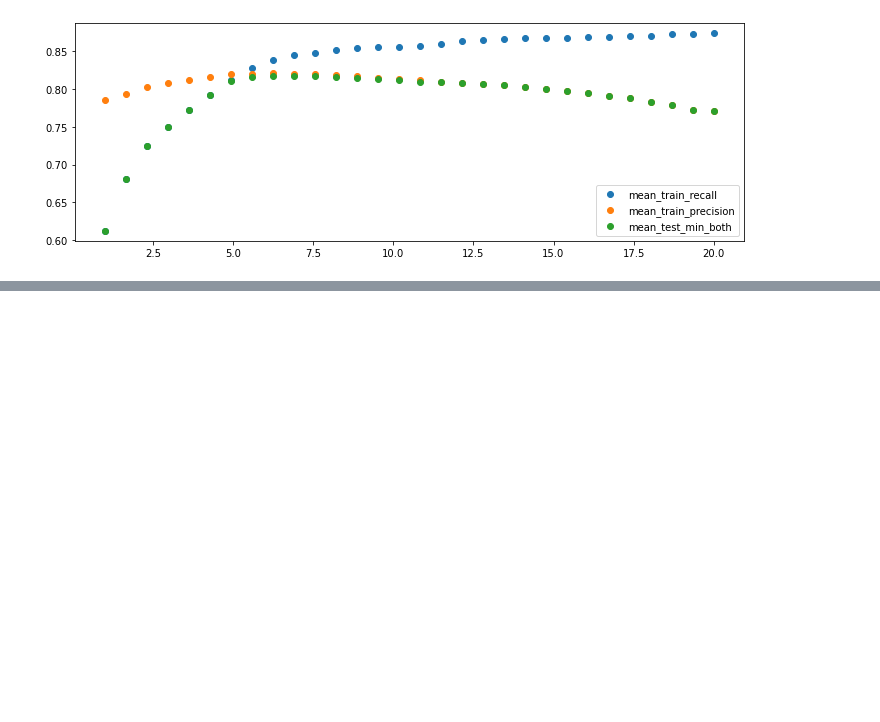
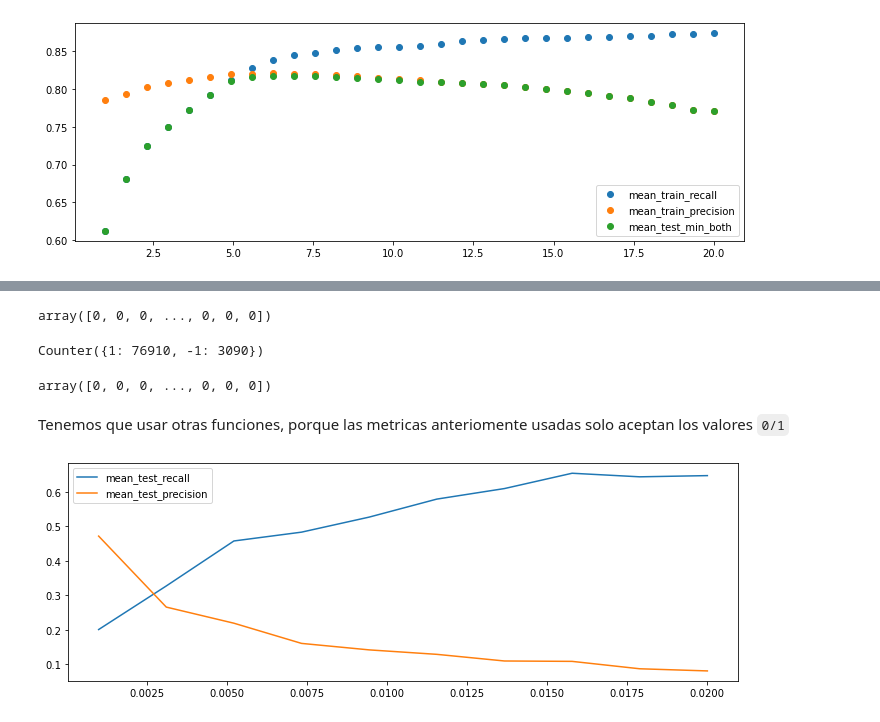
Before and after one commit to Scikit-learn-freecodecamp/3-Metrics, a Jupyter notebook: metrics.ipynb, the cells around one changed output, grey strips where cells are left out. Cells and saved outputs as stored; diff of their text form; code cells hidden in the pictures; blank space fills up the shorter version.

Commit message:
Add outlier

```diff
--- a/metrics.ipynb
+++ b/metrics.ipynb
@@ -202,0 +211,44 @@ plt.savefig("./images/mean_min.png")
+# %%
+mod = IsolationForest().fit(X)
+# %% [output]
+array([0, 0, 0, ..., 0, 0, 0])
+# %%
+Counter(mod.predict(X))
+# %% [output]
+Counter({1: 76910, -1: 3090})
+# %%
+np.where(mod.predict(X) == -1, 1, 0)
+# %% [output]
+array([0, 0, 0, ..., 0, 0, 0])
+# %% [markdown]
+Tenemos que usar otras funciones, porque las metricas anteriomente usadas solo aceptan los valores `0/1`
+# %%
+def outlier_precision(mod, X, y):
+    preds = mod.predict(X)
+    return precision_score(y, np.where(preds == -1, 1, 0))
+
+def outlier_recall(mod, X, y):
+    preds = mod.predict(X)
+    return recall_score(y, np.where(preds == -1, 1, 0))
+
+grid = GridSearchCV(
+    estimator=IsolationForest(),
+    param_grid={'contamination': np.linspace(0.001, 0.02, 10)},
+    scoring={'precision': outlier_precision,
+             'recall': outlier_recall},
+    refit='precision',
+    cv=5,
+    n_jobs=-1
+)
+grid.fit(X, y);
+
+plt.figure(figsize=(12, 4))
+df_results = pd.DataFrame(grid.cv_results_)
+for score in ['mean_test_recall', 'mean_test_precision']:
+    plt.plot(df_results['param_contamination'],
+             df_results[score],
+             label=score)
+plt.legend()
+plt.savefig("./images/outlier.png")
+# %% [output]
+[figure, added]
```
Also changed, not shown: parts of 2 cells of this notebook, 3 other files.
